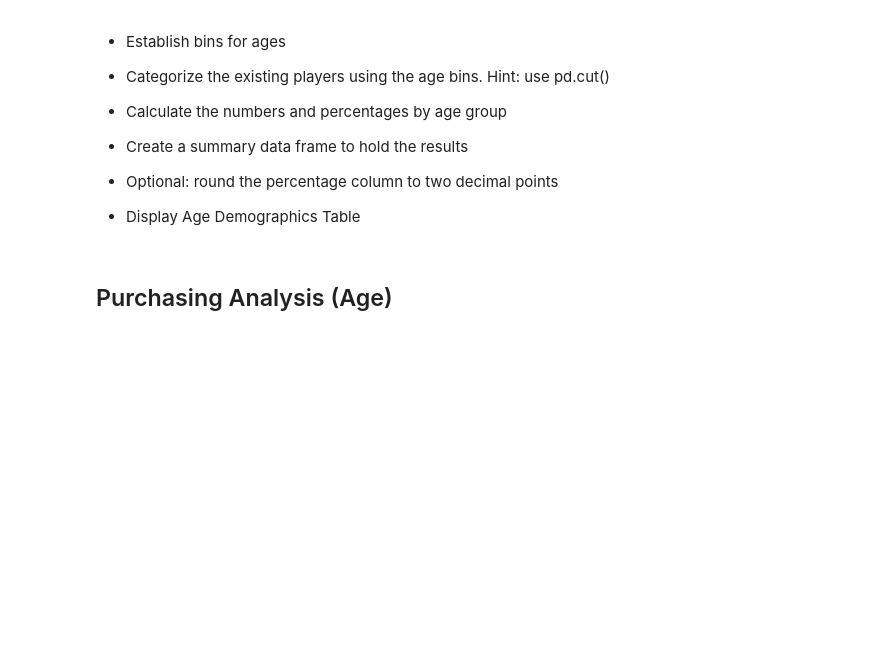
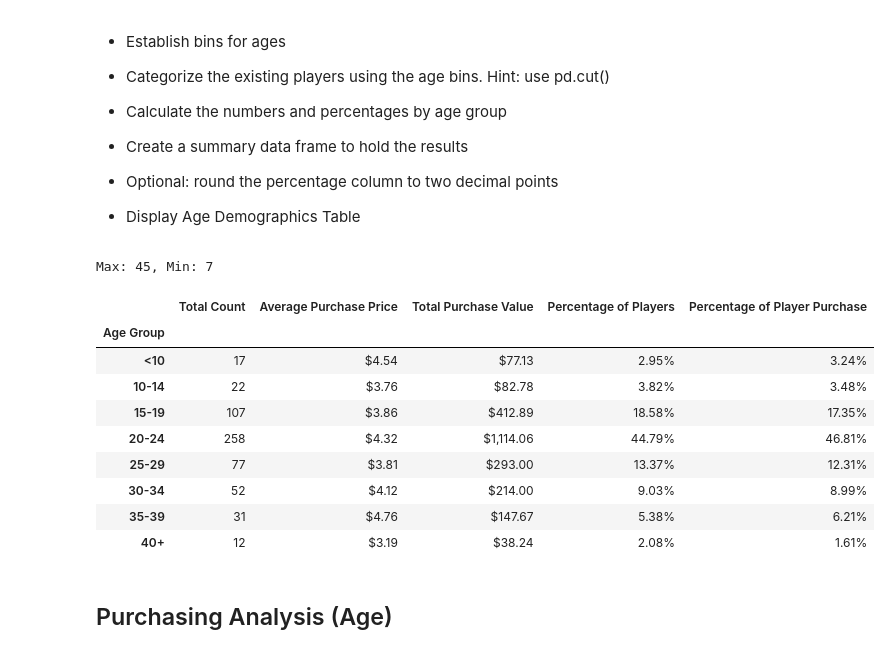
Before and after one commit to Yang111105/Heroes-of-Pymoli-Pandas, a Jupyter notebook: HeroesOfPymoli/HeroesOfPymoli_starter.ipynb, the cells around one changed output. Drawn from its saved outputs; the diff is of its cells as text; code cells hidden in the pictures; blank space fills up the shorter version.

```diff
--- a/HeroesOfPymoli/HeroesOfPymoli_starter.ipynb
+++ b/HeroesOfPymoli/HeroesOfPymoli_starter.ipynb
@@ -133,23 +160,46 @@ purchase_gender_df
 # %%
 # Find out the max and min age
 print(f'Max: {purchase_data["Age"].max()}, Min: {purchase_data["Age"].min()}')
 
 # Establish bins for ages and names for the bins
 bins = [0, 9, 14, 19, 24, 29, 34, 39, 50]
 age_names = ['<10','10-14', '15-19', '20-24', '25-29', '30-34', '35-39','40+']
 
 # Calculate the numbers and percentages by age group
 purchase_data["Age Group"] = pd.cut(purchase_data['Age'], bins, labels = age_names, include_lowest = True)
 age_group_count = purchase_data.groupby('Age Group')['SN'].nunique()
-age_group_percent = age_group_count/total_player*100
+total_purchase_age = purchase_data.groupby('Age Group')['Price'].sum()
+age_group_price = total_purchase_age/age_group_count
+age_group_player_percent = age_group_count/total_player*100
+age_group__purhcase_percent = total_purchase_age/total_revenue*100
 
 #Create a summary data frame to hold the results
 age_demogr_df = pd.DataFrame ({'Total Count':age_group_count,
-                                'Percentage of Players':age_group_percent,
+                               'Average Purchase Price':age_group_price,
+                               'Total Purchase Value':total_purchase_age,
+                               'Percentage of Players':age_group_player_percent,
+                               'Percentage of Player Purchase':age_group__purhcase_percent,
                                 })
+
+# Clean format
+age_demogr_df['Average Purchase Price']=age_demogr_df['Average Purchase Price'].map('${:.2f}'.format)
+age_demogr_df['Total Purchase Value']=age_demogr_df['Total Purchase Value'].map('${:,.2f}'.format)
 age_demogr_df['Percentage of Players']=age_demogr_df['Percentage of Players'].map('{:.2f}%'.format)
+age_demogr_df['Percentage of Player Purchase']=age_demogr_df['Percentage of Player Purchase'].map('{:.2f}%'.format)
 
 age_demogr_df
+# %% [output]
+Max: 45, Min: 7
+|  | Total Count | Average Purchase Price | Total Purchase Value | Percentage of Players | Percentage of Player Purchase |
+| Age Group |  |  |  |  |  |
+| <10 | 17 | $4.54 | $77.13 | 2.95% | 3.24% |
+| 10-14 | 22 | $3.76 | $82.78 | 3.82% | 3.48% |
+| 15-19 | 107 | $3.86 | $412.89 | 18.58% | 17.35% |
+| 20-24 | 258 | $4.32 | $1,114.06 | 44.79% | 46.81% |
+| 25-29 | 77 | $3.81 | $293.00 | 13.37% | 12.31% |
+| 30-34 | 52 | $4.12 | $214.00 | 9.03% | 8.99% |
+| 35-39 | 31 | $4.76 | $147.67 | 5.38% | 6.21% |
+| 40+ | 12 | $3.19 | $38.24 | 2.08% | 1.61% |
 # %% [markdown]
 ## Purchasing Analysis (Age)
 # %% [markdown]
```
Also changed, not shown: parts of 9 cells of this notebook, 2 other files.
